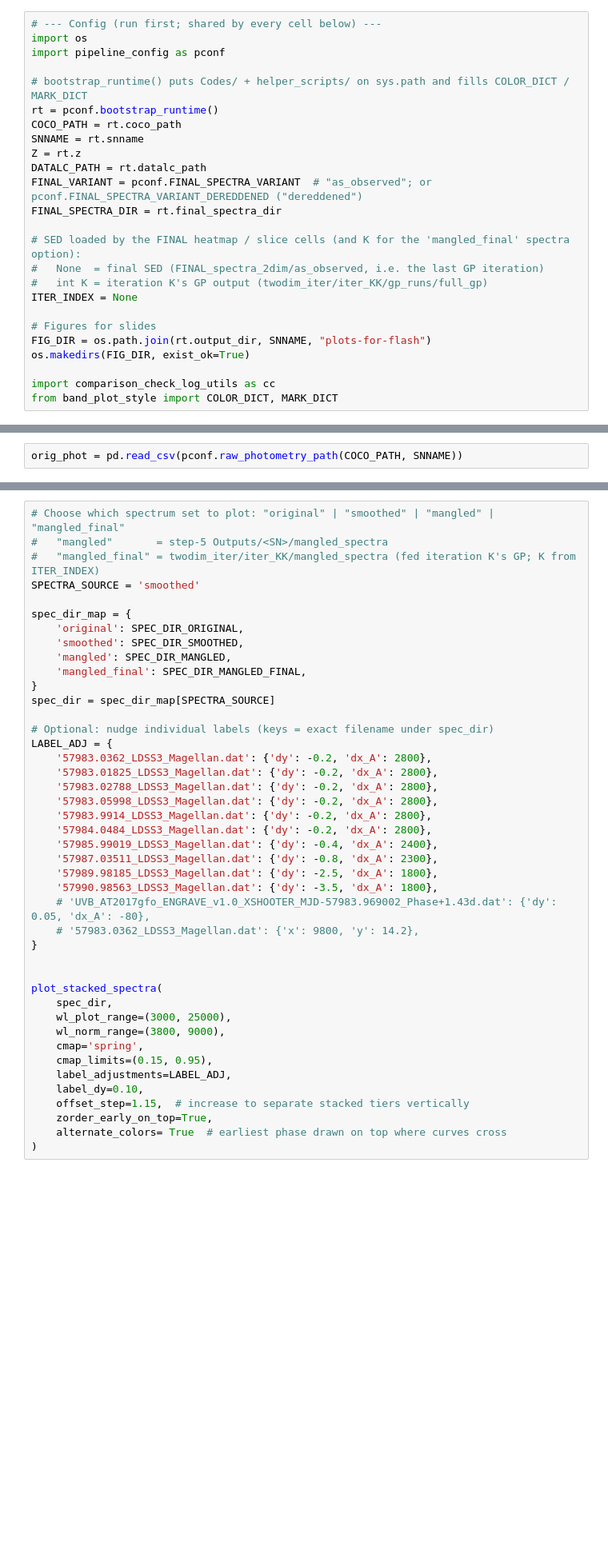
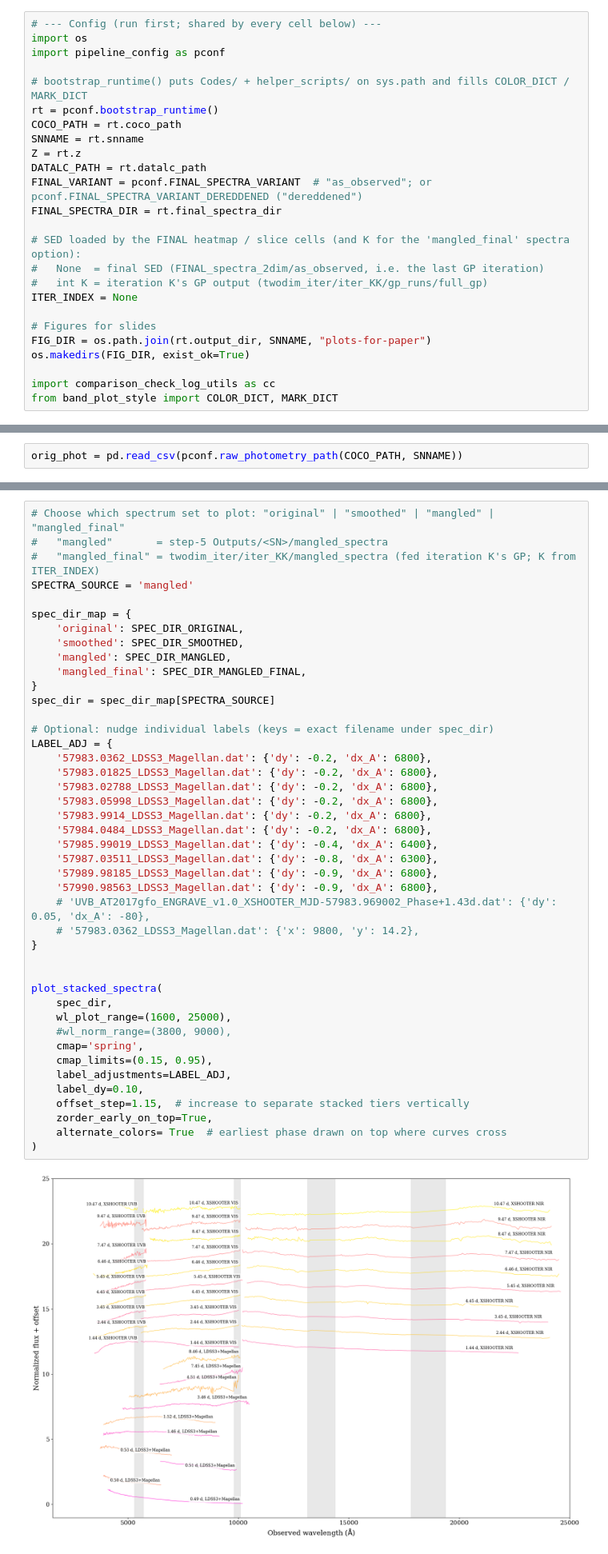
Before and after one commit to ravkaur20/kn-sed-pipeline, a Jupyter notebook: Codes/plotting-final.ipynb, the cells around one changed output, grey strips where cells are left out. Shown at 80% size. Cells and saved outputs as stored; diff of their text form; blank space fills up the shorter version.

```diff
--- a/Codes/plotting-final.ipynb
+++ b/Codes/plotting-final.ipynb
@@ -23,7 +23,7 @@ FINAL_SPECTRA_DIR = rt.final_spectra_dir
 ITER_INDEX = None
 
 # Figures for slides
-FIG_DIR = os.path.join(rt.output_dir, SNNAME, "plots-for-flash")
+FIG_DIR = os.path.join(rt.output_dir, SNNAME, "plots-for-paper")
 os.makedirs(FIG_DIR, exist_ok=True)
 
 import comparison_check_log_utils as cc
@@ -680,46 +696,48 @@ def plot_stacked_spectra(
 # %%
 # Choose which spectrum set to plot: "original" | "smoothed" | "mangled" | "mangled_final"
 #   "mangled"       = step-5 Outputs/<SN>/mangled_spectra
 #   "mangled_final" = twodim_iter/iter_KK/mangled_spectra (fed iteration K's GP; K from ITER_INDEX)
-SPECTRA_SOURCE = 'smoothed'
+SPECTRA_SOURCE = 'mangled'
 
 spec_dir_map = {
     'original': SPEC_DIR_ORIGINAL,
     'smoothed': SPEC_DIR_SMOOTHED,
     'mangled': SPEC_DIR_MANGLED,
     'mangled_final': SPEC_DIR_MANGLED_FINAL,
 }
 spec_dir = spec_dir_map[SPECTRA_SOURCE]
 
 # Optional: nudge individual labels (keys = exact filename under spec_dir)
 LABEL_ADJ = {
-    '57983.0362_LDSS3_Magellan.dat': {'dy': -0.2, 'dx_A': 2800},
-    '57983.01825_LDSS3_Magellan.dat': {'dy': -0.2, 'dx_A': 2800},
-    '57983.02788_LDSS3_Magellan.dat': {'dy': -0.2, 'dx_A': 2800},
-    '57983.05998_LDSS3_Magellan.dat': {'dy': -0.2, 'dx_A': 2800},
-    '57983.9914_LDSS3_Magellan.dat': {'dy': -0.2, 'dx_A': 2800},
-    '57984.0484_LDSS3_Magellan.dat': {'dy': -0.2, 'dx_A': 2800},
-    '57985.99019_LDSS3_Magellan.dat': {'dy': -0.4, 'dx_A': 2400},
-    '57987.03511_LDSS3_Magellan.dat': {'dy': -0.8, 'dx_A': 2300},
-    '57989.98185_LDSS3_Magellan.dat': {'dy': -2.5, 'dx_A': 1800},
-    '57990.98563_LDSS3_Magellan.dat': {'dy': -3.5, 'dx_A': 1800},
+    '57983.0362_LDSS3_Magellan.dat': {'dy': -0.2, 'dx_A': 6800},
+    '57983.01825_LDSS3_Magellan.dat': {'dy': -0.2, 'dx_A': 6800},
+    '57983.02788_LDSS3_Magellan.dat': {'dy': -0.2, 'dx_A': 6800},
+    '57983.05998_LDSS3_Magellan.dat': {'dy': -0.2, 'dx_A': 6800},
+    '57983.9914_LDSS3_Magellan.dat': {'dy': -0.2, 'dx_A': 6800},
+    '57984.0484_LDSS3_Magellan.dat': {'dy': -0.2, 'dx_A': 6800},
+    '57985.99019_LDSS3_Magellan.dat': {'dy': -0.4, 'dx_A': 6400},
+    '57987.03511_LDSS3_Magellan.dat': {'dy': -0.8, 'dx_A': 6300},
+    '57989.98185_LDSS3_Magellan.dat': {'dy': -0.9, 'dx_A': 6800},
+    '57990.98563_LDSS3_Magellan.dat': {'dy': -0.9, 'dx_A': 6800},
     # 'UVB_AT2017gfo_ENGRAVE_v1.0_XSHOOTER_MJD-57983.969002_Phase+1.43d.dat': {'dy': 0.05, 'dx_A': -80},
     # '57983.0362_LDSS3_Magellan.dat': {'x': 9800, 'y': 14.2},
 }
 
 
 plot_stacked_spectra(
     spec_dir,
-    wl_plot_range=(3000, 25000),
-    wl_norm_range=(3800, 9000),
+    wl_plot_range=(1600, 25000),
+    #wl_norm_range=(3800, 9000),
     cmap='spring',
     cmap_limits=(0.15, 0.95),
     label_adjustments=LABEL_ADJ,
     label_dy=0.10,
     offset_step=1.15,  # increase to separate stacked tiers vertically
     zorder_early_on_top=True,
     alternate_colors= True  # earliest phase drawn on top where curves cross
 )
+# %% [output]
+[figure, added]
 # %% [markdown]
 ## FINAL spectra: smooth SED surface (log-scaled flux)
 
```
Also changed, not shown: parts of 6 cells of this notebook, 6 other files.
